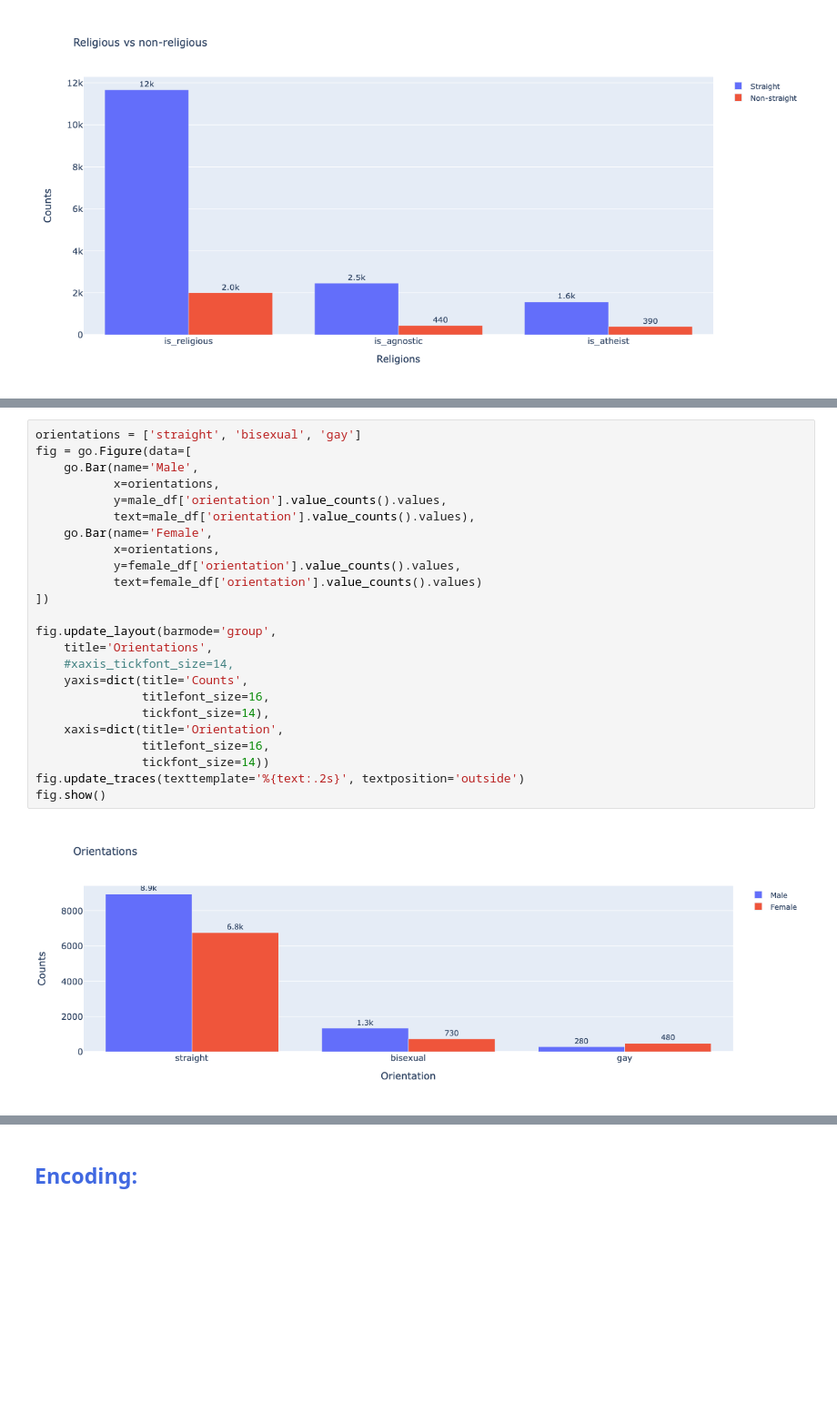
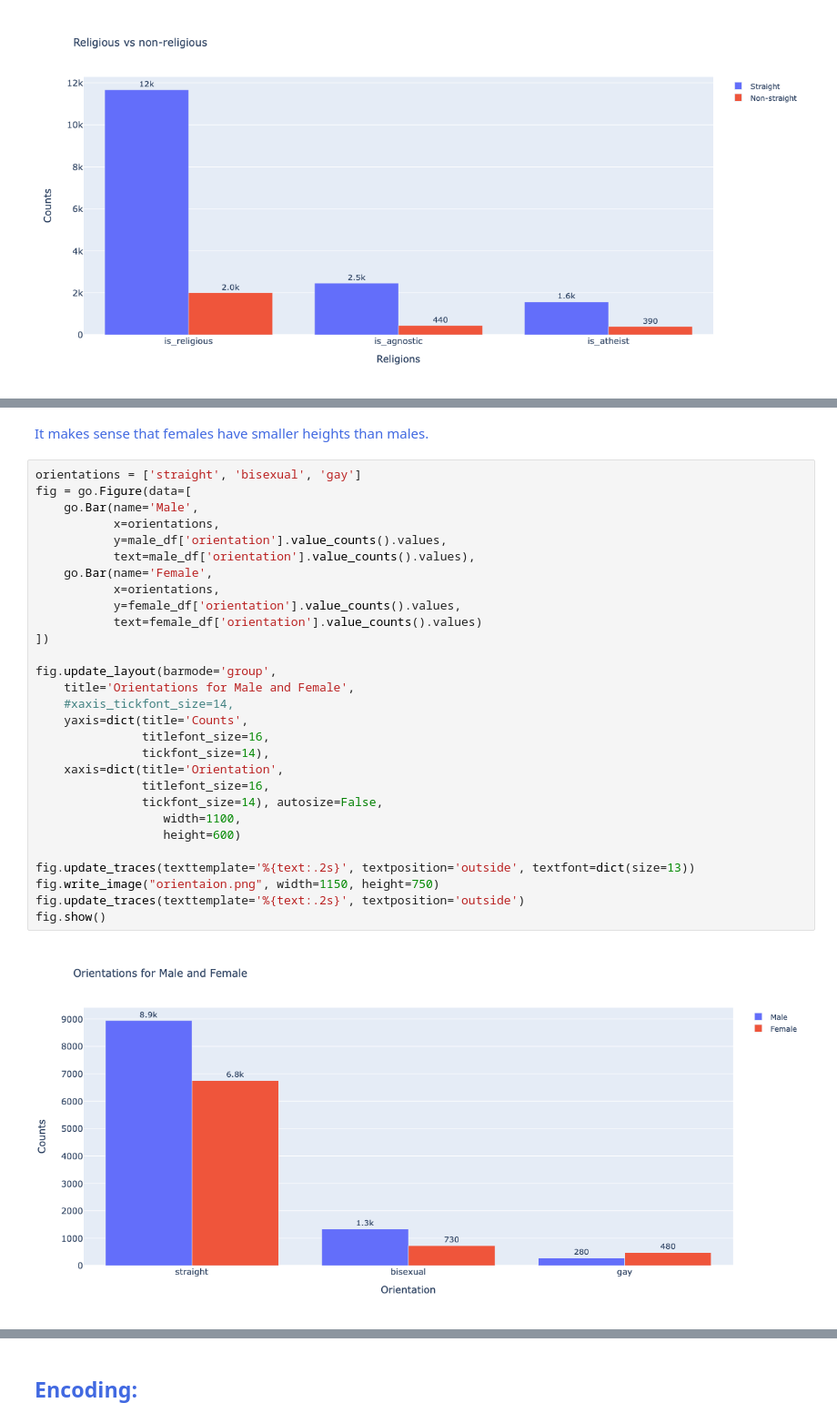
Before and after one commit to puneetsran/okcupid, a Jupyter notebook: ok_cupid_cleaning_and_transformation2.ipynb, the cells around one changed output, grey strips where cells are left out. Shown at 91% size. Saved outputs shown, nothing was run; the diff lists cells and outputs as text; blank space fills up the shorter version.

Commit message:
update plots, comment code, add more markdowns

```diff
--- a/ok_cupid_cleaning_and_transformation2.ipynb
+++ b/ok_cupid_cleaning_and_transformation2.ipynb
@@ -557,26 +587,33 @@ fig.show()
+# %% [markdown]
+<span style="color:royalblue">It makes sense that females have smaller heights than males.</span>
 # %%
 orientations = ['straight', 'bisexual', 'gay']
 fig = go.Figure(data=[
     go.Bar(name='Male',
            x=orientations,
            y=male_df['orientation'].value_counts().values,
            text=male_df['orientation'].value_counts().values),
     go.Bar(name='Female',
            x=orientations,
            y=female_df['orientation'].value_counts().values,
            text=female_df['orientation'].value_counts().values)
 ])
 
 fig.update_layout(barmode='group',
-    title='Orientations',
+    title='Orientations for Male and Female',
     #xaxis_tickfont_size=14,
     yaxis=dict(title='Counts',
                titlefont_size=16,
                tickfont_size=14),
     xaxis=dict(title='Orientation',
                titlefont_size=16,
-               tickfont_size=14))
+               tickfont_size=14), autosize=False,
+                  width=1100,
+                  height=600)
+
+fig.update_traces(texttemplate='%{text:.2s}', textposition='outside', textfont=dict(size=13))
+fig.write_image("orientaion.png", width=1150, height=750)
 fig.update_traces(texttemplate='%{text:.2s}', textposition='outside')
 fig.show()
 # %% [output]
-[figure, old version]
+[figure, new version]
```
Also changed, not shown: parts of 34 cells of this notebook, 1 other file.
